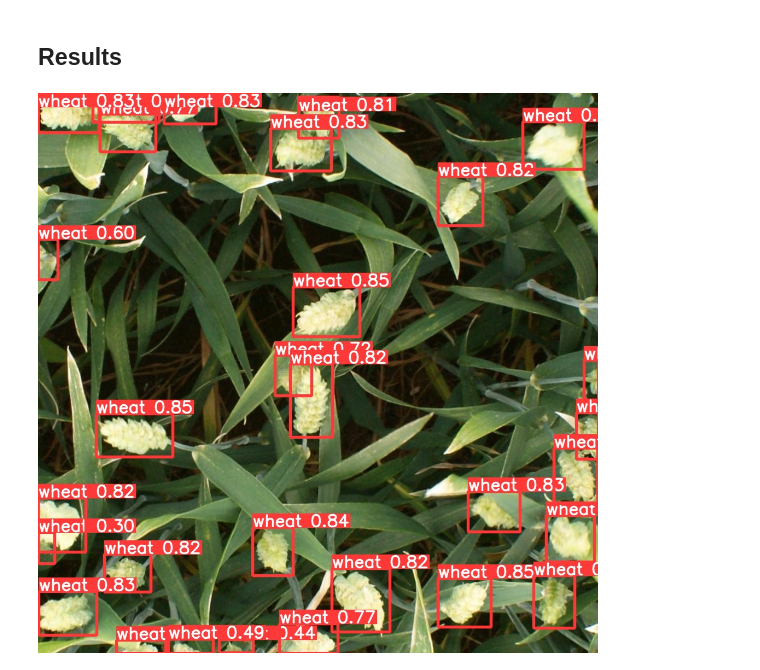
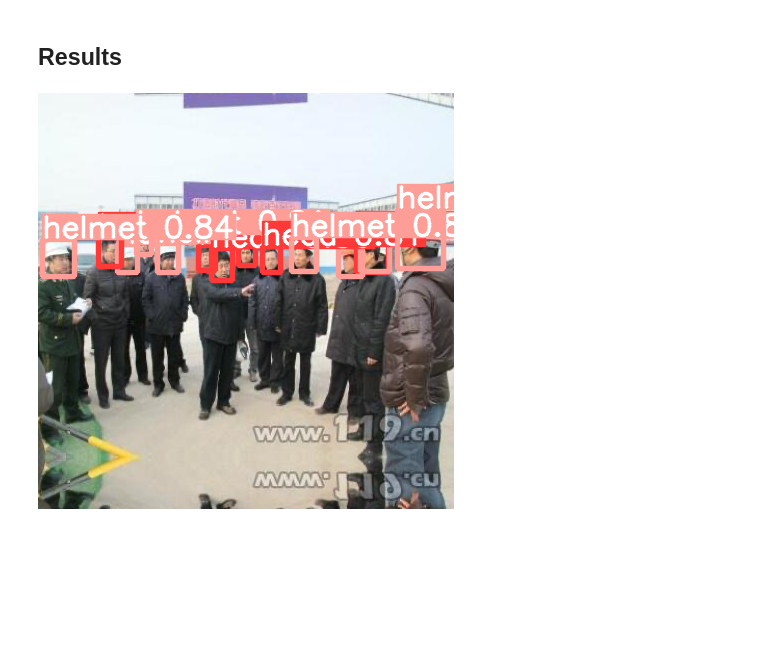
Before and after one commit to skj092/Sefty_Helmet_Detection, a Jupyter notebook: Seftyhelmet_detection_yolo.ipynb, the cells around one changed output. Drawn from its saved outputs; the diff is of its cells as text; code cells hidden in the pictures; blank space fills up the shorter version.

```diff
--- a/Seftyhelmet_detection_yolo.ipynb
+++ b/Seftyhelmet_detection_yolo.ipynb
@@ -290,6 +282,6 @@ Results saved to runs/detect/exp
 # %%
 from IPython.display import Image
 # %%
-Image(filename='/content/Global-Wheat-Detection-YOLO/yolov5/runs/detect/exp/2fd875eaa.jpg')
+Image(filename='/content/yolov5/runs/detect/exp/hard_hat_workers0.png')
 # %% [output]
-[figure, old version]
+[figure, new version]
```
Also changed, not shown: parts of 8 cells of this notebook.
